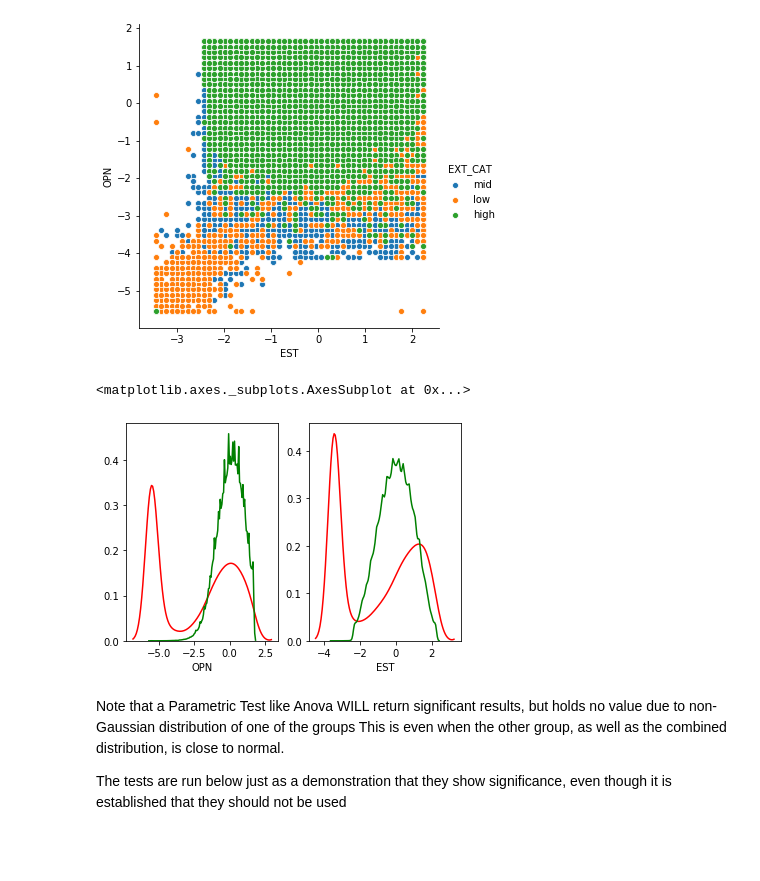
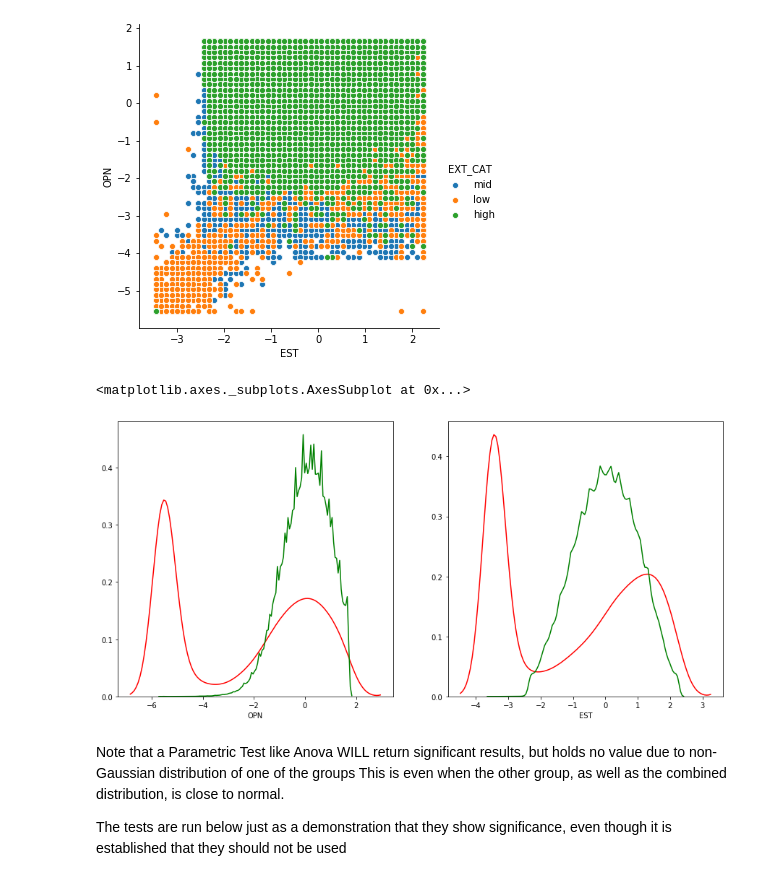
Before and after one commit to adi-ar/BigFiveTraits_EDA, a Jupyter notebook: EDA.ipynb, the cells around one changed output. Drawn from its saved outputs; the diff is of its cells as text; code cells hidden in the pictures; blank space fills up the shorter version.

```diff
--- a/EDA.ipynb
+++ b/EDA.ipynb
@@ -227,18 +299,18 @@ pair_by_ext=sns.pairplot(x_vars=["EST"], y_vars=["OPN"], data=ext_dist, hue="EXT
 # %%
 pair_by_ext.savefig("pair_by_ext.png")
 # %%
-dist_figs=plt.figure()
+dist_figs=plt.figure(figsize=(15,7))
 # for dim in ['OPN','EST']:
 plt.subplot(1,2,1)
 sns.distplot(ext_dist['OPN'].loc[ext_dist.EXT_CAT=='low'],hist=False,color='r')
 sns.distplot(ext_dist['OPN'].loc[ext_dist.EXT_CAT!='low'],hist=False,color='g')
 
 plt.subplot(1,2,2)
 sns.distplot(ext_dist['EST'].loc[ext_dist.EXT_CAT=='low'],hist=False,color='r')
 sns.distplot(ext_dist['EST'].loc[ext_dist.EXT_CAT!='low'],hist=False,color='g')
 # %% [output]
 <matplotlib.axes._subplots.AxesSubplot at 0x...>
-[figure, old version]
+[figure, new version]
 # %% [markdown]
 Note that a Parametric Test like Anova WILL return significant results, but holds no value due to non-Gaussian distribution of one of the groups
 This is even when the other group, as well as the combined distribution, is close to normal.
```
Also changed, not shown: parts of 10 cells of this notebook.
